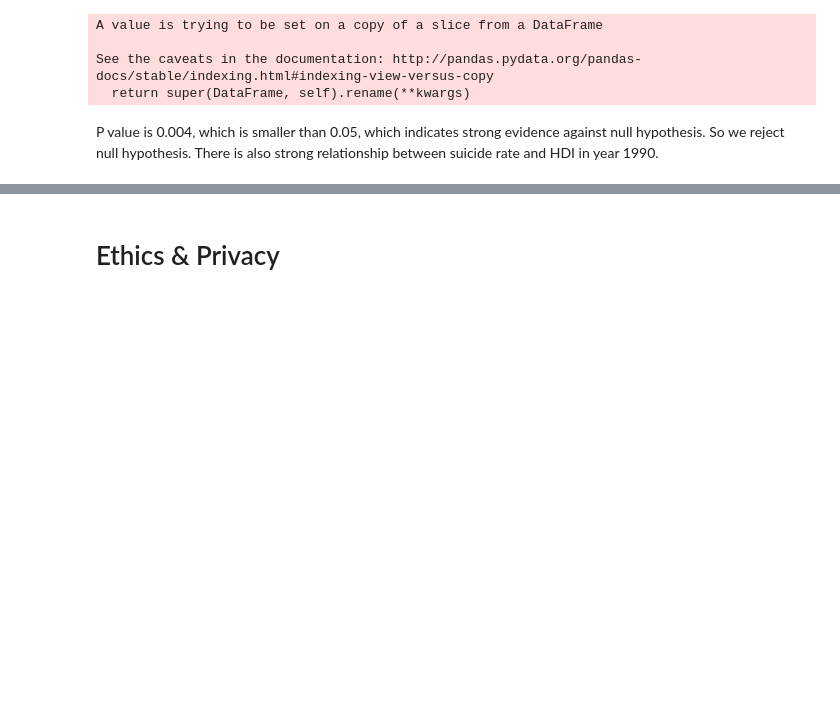
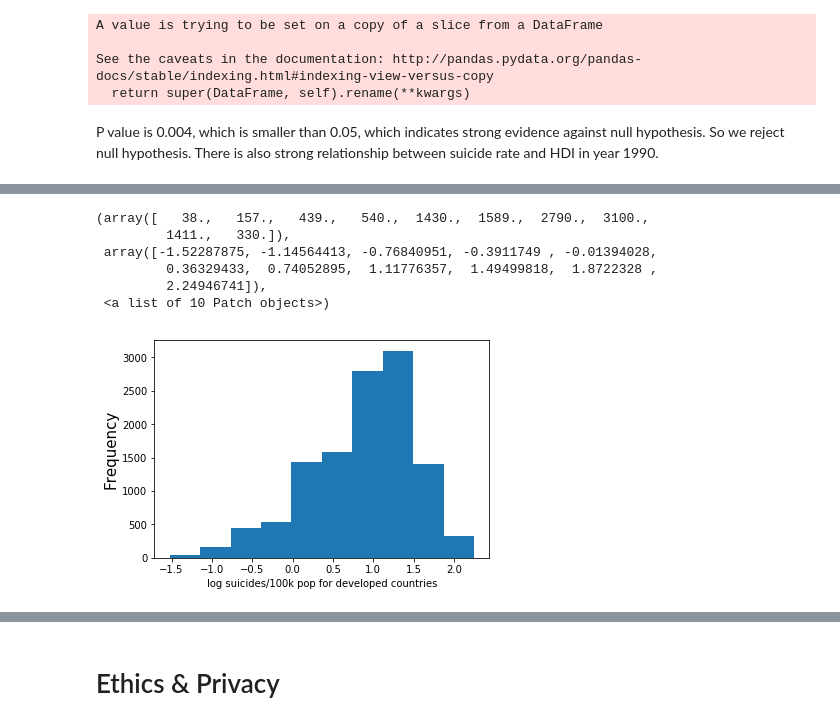
Before and after one commit to YuechenL/COGS108FinalProject, a Jupyter notebook: FinalProject.ipynb, the cells around one changed output, grey strips where cells are left out. Drawn from its saved outputs; the diff is of its cells as text; code cells hidden in the pictures; blank space fills up the shorter version.

```diff
--- a/FinalProject.ipynb
+++ b/FinalProject.ipynb
@@ -691,0 +766,17 @@ P value is 0.004, which is smaller than 0.05, which indicates strong evidence ag
+# %%
+# transfer the data to log based since the data skewed to the right
+main_df['log suicides/100k pop']=main_df['suicides/100k pop']
+main_df['log suicides/100k pop']=main_df['log suicides/100k pop'].replace(0,1)
+main_df['log suicides/100k pop']=np.log10(main_df['log suicides/100k pop'])
+# %%
+plt.xlabel("log suicides/100k pop for developed countries")
+plt.ylabel("Frequency",fontsize=15)
+plt.hist(main_df[main_df['country classification']=='developed']['log suicides/100k pop'])
+# %% [output]
+(array([   38.,   157.,   439.,   540.,  1430.,  1589.,  2790.,  3100.,
+         1411.,   330.]),
+ array([-1.52287875, -1.14564413, -0.76840951, -0.3911749 , -0.01394028,
+         0.36329433,  0.74052895,  1.11776357,  1.49499818,  1.8722328 ,
+         2.24946741]),
+ <a list of 10 Patch objects>)
+[figure, added]
```
Also changed, not shown: parts of 24 cells of this notebook.
